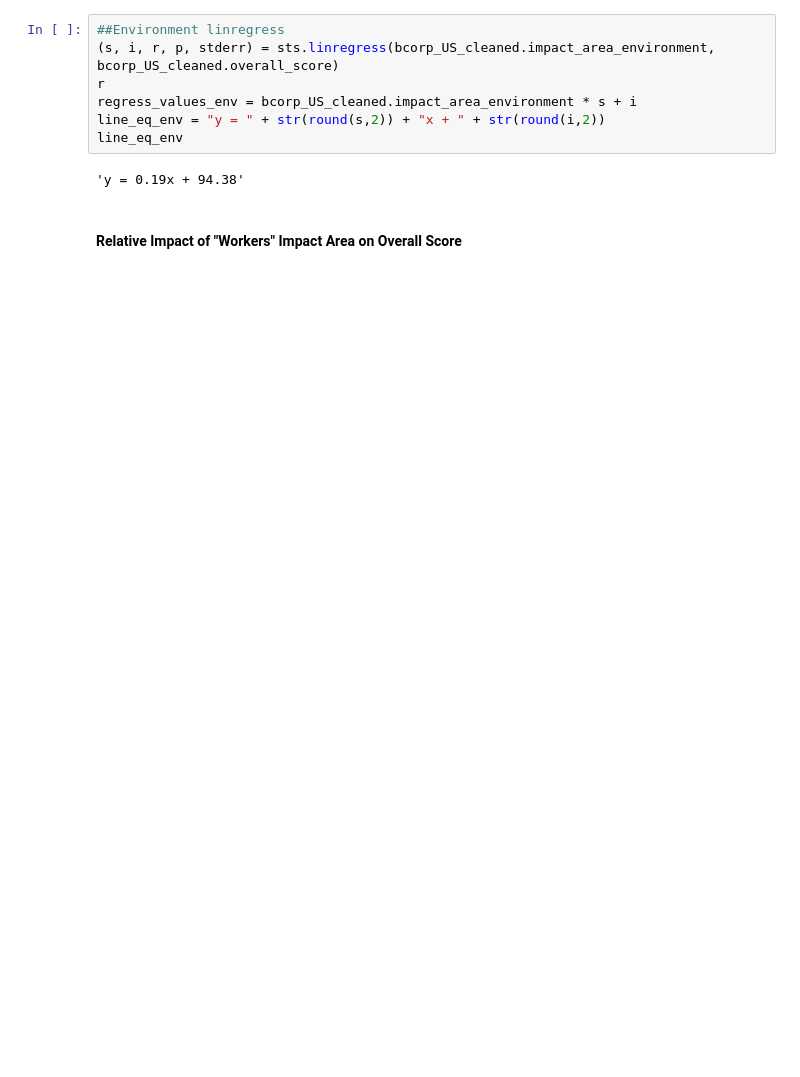
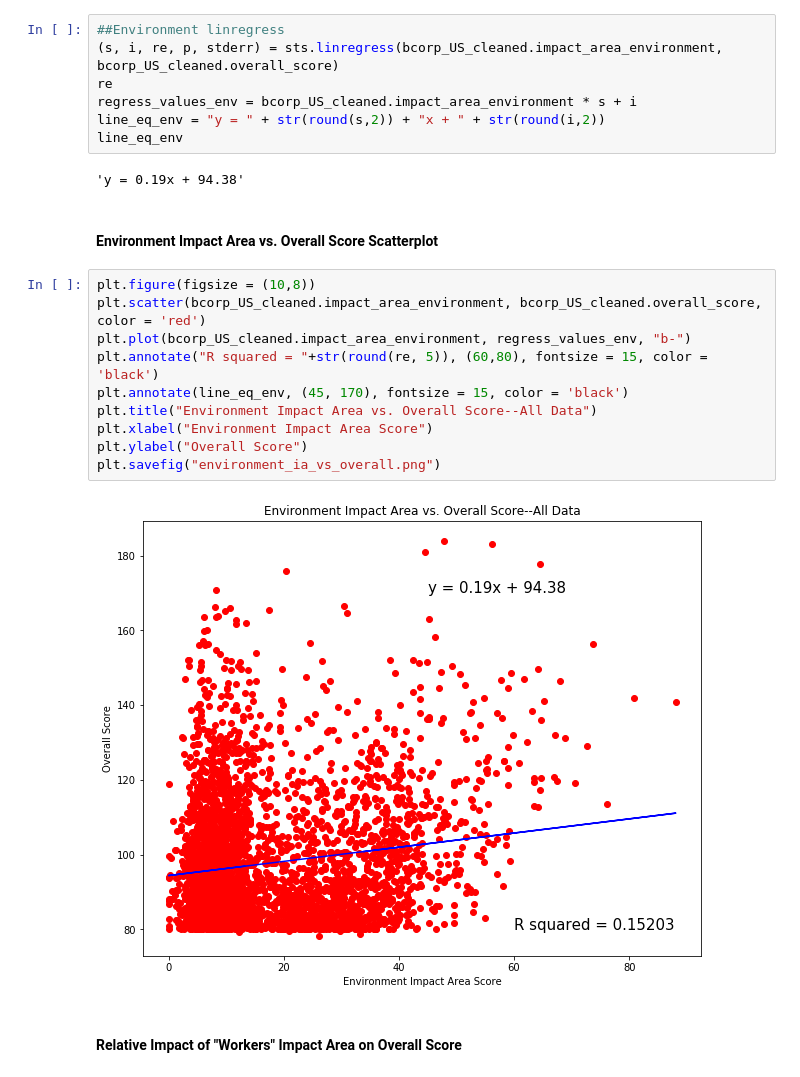
Before and after one commit to faithlierheimer/BCorpsAnalysis, a Jupyter notebook: Scratch Work--BCorps.ipynb, the cells around one changed output. Cells and saved outputs as stored; diff of their text form; blank space fills up the shorter version.

```diff
--- a/Scratch Work--BCorps.ipynb
+++ b/Scratch Work--BCorps.ipynb
@@ -152,13 +180,27 @@ line_eq_gov
 #### Relative impact of "Environment" Impact Area on Overall Score
 # %%
 ##Environment linregress
-(s, i, r, p, stderr) = sts.linregress(bcorp_US_cleaned.impact_area_environment, bcorp_US_cleaned.overall_score)
-r
+(s, i, re, p, stderr) = sts.linregress(bcorp_US_cleaned.impact_area_environment, bcorp_US_cleaned.overall_score)
+re
 regress_values_env = bcorp_US_cleaned.impact_area_environment * s + i
 line_eq_env = "y = " + str(round(s,2)) + "x + " + str(round(i,2))
 line_eq_env
 # %% [output]
 'y = 0.19x + 94.38'
+# %% [markdown]
+#### Environment Impact Area vs. Overall Score Scatterplot
+# %%
+plt.figure(figsize = (10,8))
+plt.scatter(bcorp_US_cleaned.impact_area_environment, bcorp_US_cleaned.overall_score, color = 'red')
+plt.plot(bcorp_US_cleaned.impact_area_environment, regress_values_env, "b-")
+plt.annotate("R squared = "+str(round(re, 5)), (60,80), fontsize = 15, color = 'black')
+plt.annotate(line_eq_env, (45, 170), fontsize = 15, color = 'black')
+plt.title("Environment Impact Area vs. Overall Score--All Data")
+plt.xlabel("Environment Impact Area Score")
+plt.ylabel("Overall Score")
+plt.savefig("environment_ia_vs_overall.png")
+# %% [output]
+[figure, added]
 # %% [markdown]
 #### Relative Impact of "Workers" Impact Area on Overall Score
 # %%
```
Also changed, not shown: parts of 12 cells of this notebook, 7 other files.
